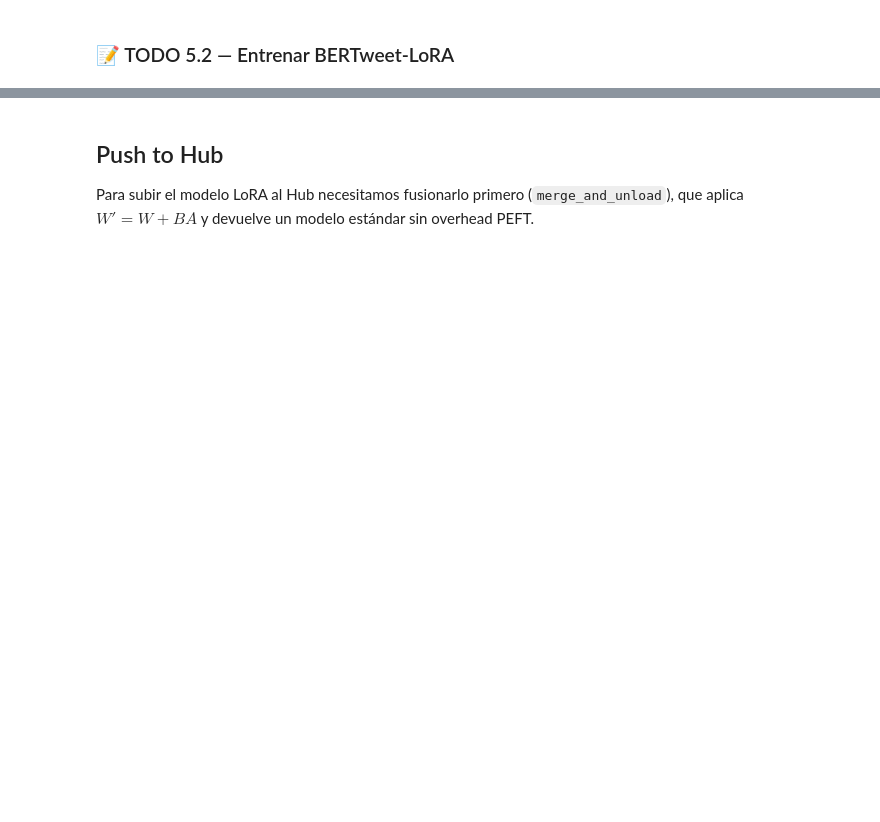
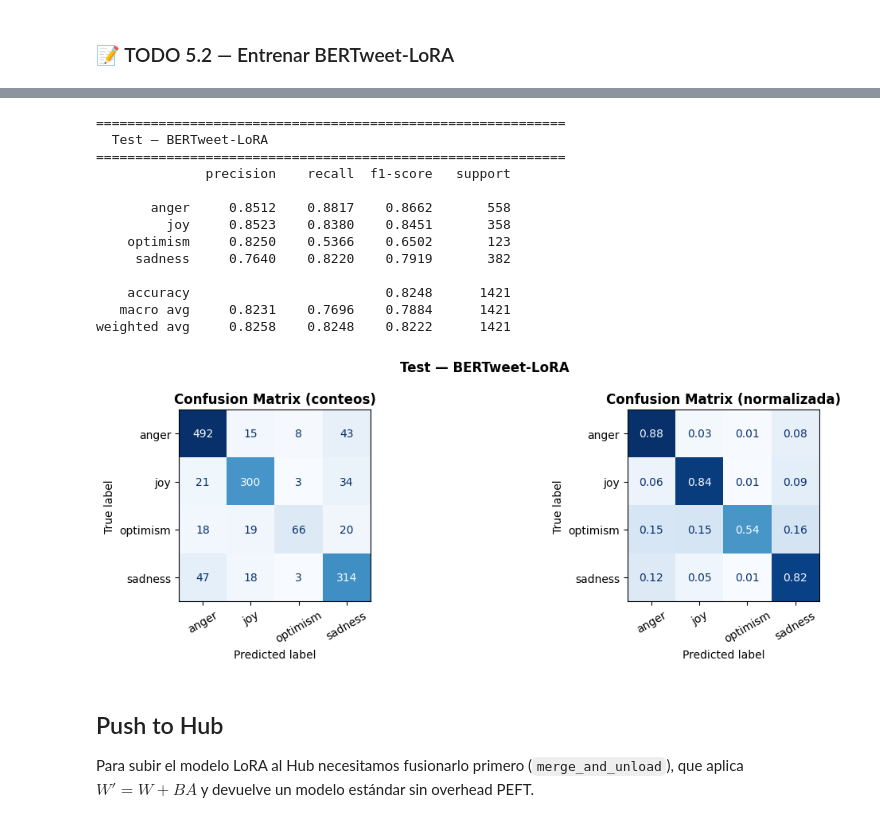
Before and after one commit to mjbernalv/deep-learning-mjbv-20261, a Jupyter notebook: Workshop 4 - NLP/tweeteval-part-5-lora.ipynb, the cells around one changed output, grey strips where cells are left out. Drawn from its saved outputs; the diff is of its cells as text; code cells hidden in the pictures; blank space fills up the shorter version.

```diff
--- a/Workshop 4 - NLP/tweeteval-part-5-lora.ipynb
+++ b/Workshop 4 - NLP/tweeteval-part-5-lora.ipynb
@@ -76,0 +173,4 @@ for name, module in base_bt.named_modules():
+# %%
+metrics_bertweet_lora = full_evaluation(trainer_lora, ds_bertweet["test"],
+                                        model_name="BERTweet-LoRA")
+# %% [output]
@@ -77,3 +178,17 @@ for name, module in base_bt.named_modules():
+============================================================
+  Test — BERTweet-LoRA
+============================================================
+              precision    recall  f1-score   support
+
+       anger     0.8512    0.8817    0.8662       558
+         joy     0.8523    0.8380    0.8451       358
+    optimism     0.8250    0.5366    0.6502       123
+     sadness     0.7640    0.8220    0.7919       382
+
+    accuracy                         0.8248      1421
+   macro avg     0.8231    0.7696    0.7884      1421
+weighted avg     0.8258    0.8248    0.8222      1421
+[figure, added]
 # %% [markdown]
 ## Push to Hub
 
```
Also changed, not shown: parts of 12 cells of this notebook.
